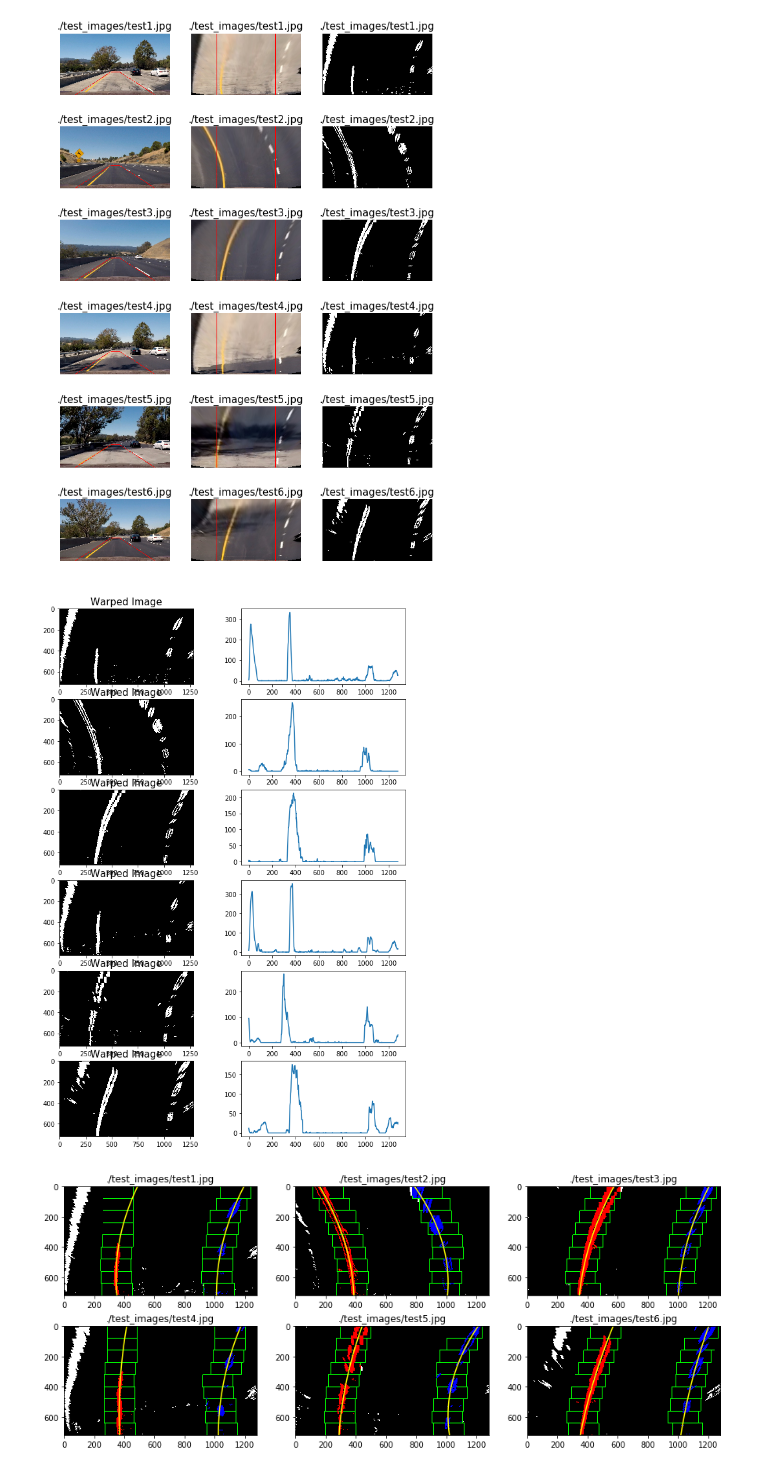
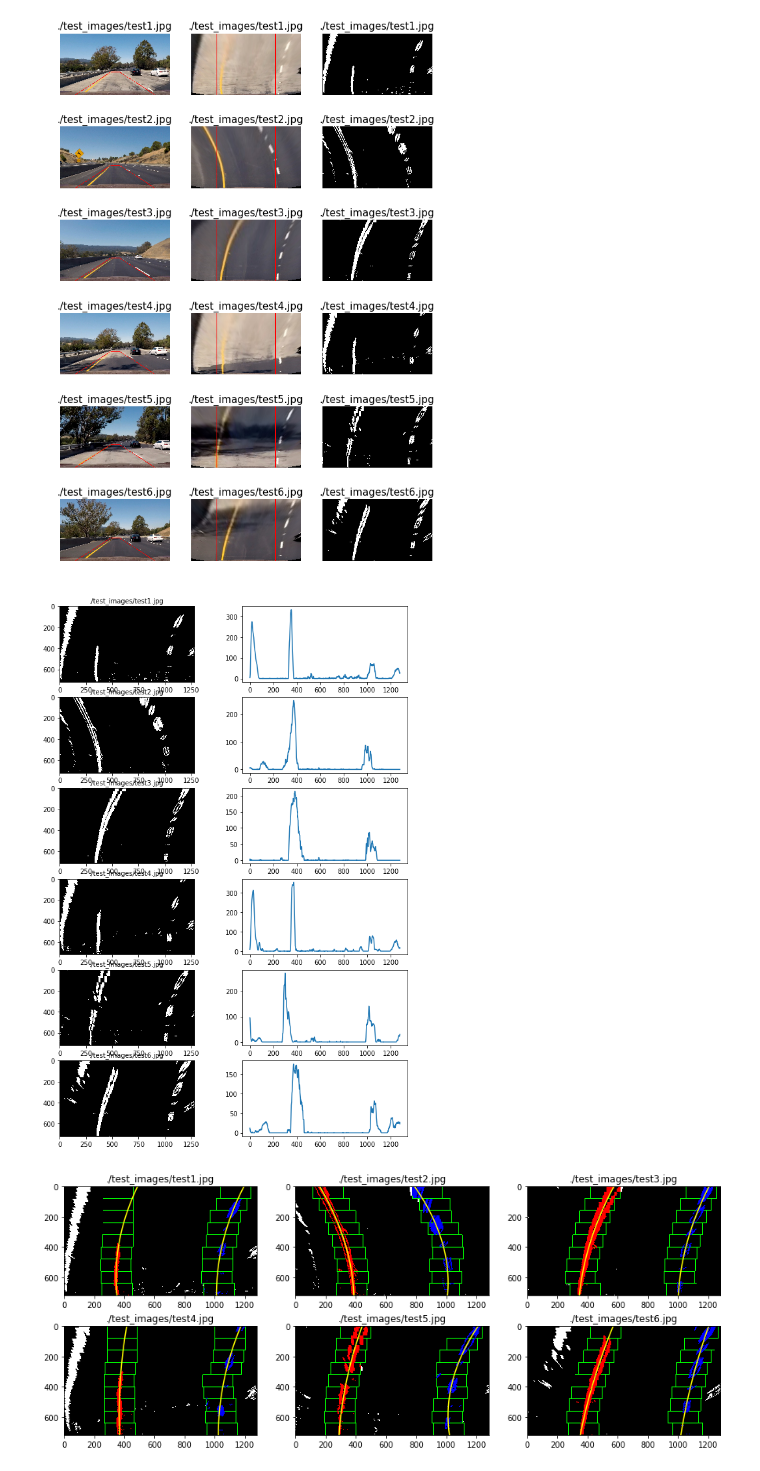
Before and after one commit to hafizur-rahman/CarND-Advanced-Lane-Lines, a Jupyter notebook: AdvancedLaneFindingPipeline.ipynb, the cells around one changed output. Drawn from its saved outputs; the diff is of its cells as text; code cells hidden in the pictures.

```diff
--- a/AdvancedLaneFindingPipeline.ipynb
+++ b/AdvancedLaneFindingPipeline.ipynb
@@ -127,32 +127,32 @@ demo_birds_eye_view(test_images, mtx, dist)
 # %%
 import numpy as np
 
 def demo_histogram(images):
     r, c = len(images), 2
     f, axis = plt.subplots(r, c, figsize=(10,15))
 
     axis = axis.ravel()
 
     for i in range(0, len(images)):
         title, img = images[i]
         img = np.copy(img)
 
         binary = pipeline(img)
         binary_warped, _,_,_,_ = birds_eye_view(binary, mtx, dist)
 
         # Assuming you have created a warped binary image called "binary_warped"
         # Take a histogram of the bottom half of the image
         histogram = np.sum(binary_warped[binary_warped.shape[0]//2:,:], axis=0)
 
         axis[i*c].imshow(binary_warped, cmap='gray')
-        axis[i*c].set_title('Warped Image', fontsize=15)
+        axis[i*c].set_title(title, fontsize=10)
 
         axis[i*c+1].plot(histogram)
     plt.show()
 
 demo_histogram(test_images)
 # %% [output]
-[figure, old version]
+[figure, new version]
 # %%
 from lane import *
 
```
Also changed, not shown: parts of 3 cells of this notebook, 1 other file.
